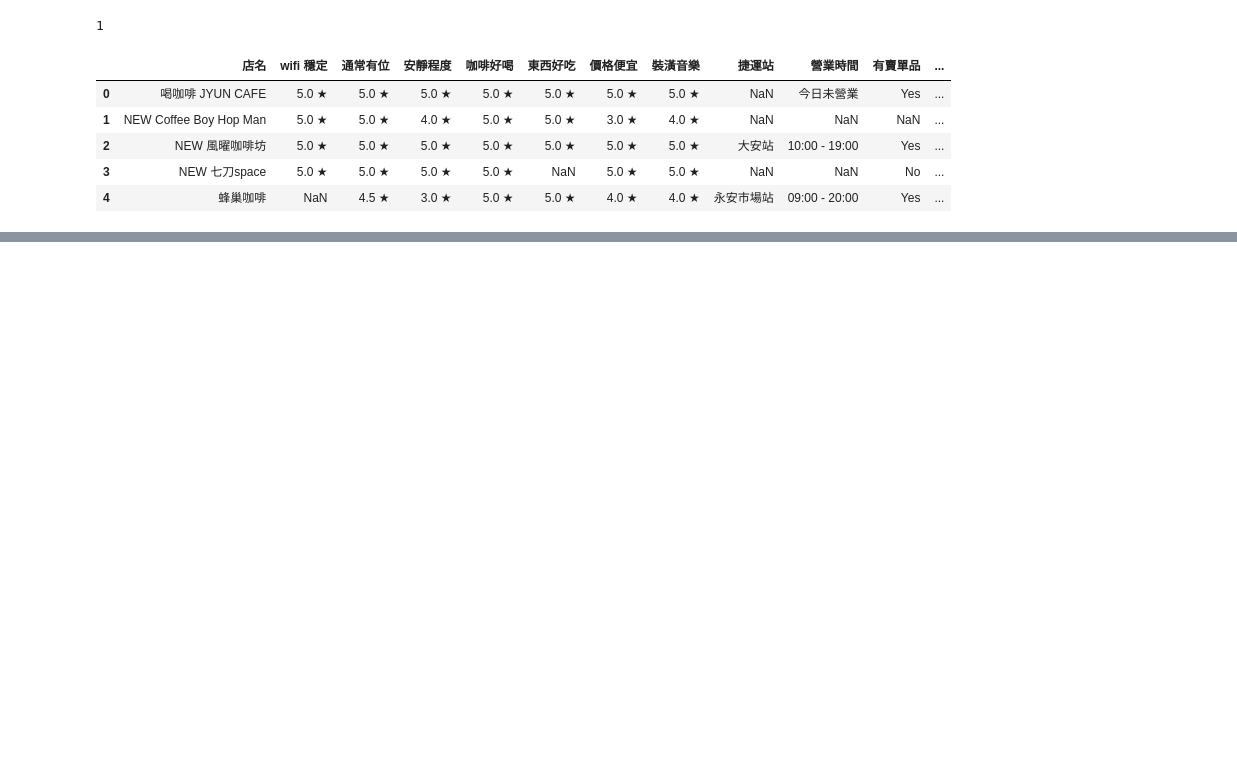
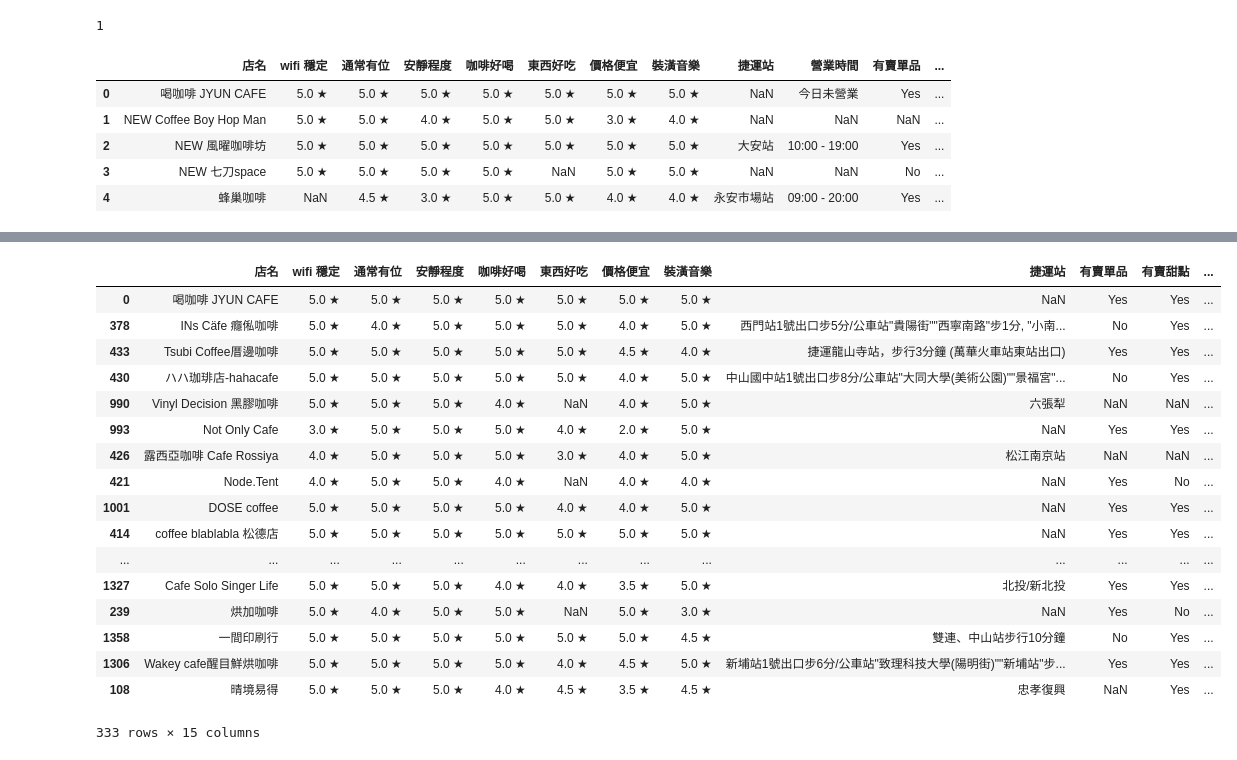
Before and after one commit to masterlo/Python-NCCU, a Jupyter notebook: 台北 咖啡廳整理.ipynb, the cells around one changed output, grey strips where cells are left out. Drawn from its saved outputs; the diff is of its cells as text; code cells hidden in the pictures; blank space fills up the shorter version.

```diff
--- a/台北 咖啡廳整理.ipynb
+++ b/台北 咖啡廳整理.ipynb
@@ -23,0 +87,23 @@ df.head()
+# %%
+tpc_q = tpc_food[(tpc_food.安靜程度 == '5.0 ★')]
+# %%
+tpc_q
+# %% [output]
+|  | 店名 | wifi 穩定 | 通常有位 | 安靜程度 | 咖啡好喝 | 東西好吃 | 價格便宜 | 裝潢音樂 | 捷運站 | 有賣單品 | 有賣甜點 | ... |
+| 0 | 喝咖啡 JYUN CAFE | 5.0 ★ | 5.0 ★ | 5.0 ★ | 5.0 ★ | 5.0 ★ | 5.0 ★ | 5.0 ★ | NaN | Yes | Yes | ... |
+| 378 | INs Cäfe 癮俬咖啡 | 5.0 ★ | 4.0 ★ | 5.0 ★ | 5.0 ★ | 5.0 ★ | 4.0 ★ | 5.0 ★ | 西門站1號出口步5分/公車站"貴陽街""西寧南路"步1分, "小南... | No | Yes | ... |
+| 433 | Tsubi Coffee厝邊咖啡 | 5.0 ★ | 5.0 ★ | 5.0 ★ | 5.0 ★ | 5.0 ★ | 4.5 ★ | 4.0 ★ | 捷運龍山寺站，步行3分鐘 (萬華火車站東站出口) | Yes | Yes | ... |
+| 430 | ハハ珈琲店-hahacafe | 5.0 ★ | 5.0 ★ | 5.0 ★ | 5.0 ★ | 5.0 ★ | 4.0 ★ | 5.0 ★ | 中山國中站1號出口步8分/公車站"大同大學(美術公園)""景福宮"... | No | Yes | ... |
+| 990 | Vinyl Decision 黑膠咖啡 | 5.0 ★ | 5.0 ★ | 5.0 ★ | 4.0 ★ | NaN | 4.0 ★ | 5.0 ★ | 六張犁 | NaN | NaN | ... |
+| 993 | Not Only Cafe | 3.0 ★ | 5.0 ★ | 5.0 ★ | 5.0 ★ | 4.0 ★ | 2.0 ★ | 5.0 ★ | NaN | Yes | Yes | ... |
+| 426 | 露西亞咖啡 Cafe Rossiya | 4.0 ★ | 5.0 ★ | 5.0 ★ | 5.0 ★ | 3.0 ★ | 4.0 ★ | 5.0 ★ | 松江南京站 | NaN | NaN | ... |
+| 421 | Node.Tent | 4.0 ★ | 5.0 ★ | 5.0 ★ | 4.0 ★ | NaN | 4.0 ★ | 4.0 ★ | NaN | Yes | No | ... |
+| 1001 | DOSE coffee | 5.0 ★ | 5.0 ★ | 5.0 ★ | 5.0 ★ | 4.0 ★ | 4.0 ★ | 5.0 ★ | NaN | Yes | Yes | ... |
+| 414 | coffee blablabla 松德店 | 5.0 ★ | 5.0 ★ | 5.0 ★ | 5.0 ★ | 5.0 ★ | 5.0 ★ | 5.0 ★ | NaN | Yes | Yes | ... |
+| ... | ... | ... | ... | ... | ... | ... | ... | ... | ... | ... | ... | ... |
+| 1327 | Cafe Solo Singer Life | 5.0 ★ | 5.0 ★ | 5.0 ★ | 4.0 ★ | 4.0 ★ | 3.5 ★ | 5.0 ★ | 北投/新北投 | Yes | Yes | ... |
+| 239 | 烘加咖啡 | 5.0 ★ | 4.0 ★ | 5.0 ★ | 5.0 ★ | NaN | 5.0 ★ | 3.0 ★ | NaN | Yes | No | ... |
+| 1358 | 一間印刷行 | 5.0 ★ | 5.0 ★ | 5.0 ★ | 5.0 ★ | 5.0 ★ | 5.0 ★ | 4.5 ★ | 雙連、中山站步行10分鐘 | No | Yes | ... |
+| 1306 | Wakey cafe醒目鮮烘咖啡 | 5.0 ★ | 5.0 ★ | 5.0 ★ | 5.0 ★ | 4.0 ★ | 4.5 ★ | 5.0 ★ | 新埔站1號出口步6分/公車站"致理科技大學(陽明街)""新埔站"步... | Yes | Yes | ... |
+| 108 | 晴境易得 | 5.0 ★ | 5.0 ★ | 5.0 ★ | 4.0 ★ | 4.5 ★ | 3.5 ★ | 4.5 ★ | 忠孝復興 | NaN | Yes | ... |
+333 rows × 15 columns
```
Also changed, not shown: parts of 11 cells of this notebook.
